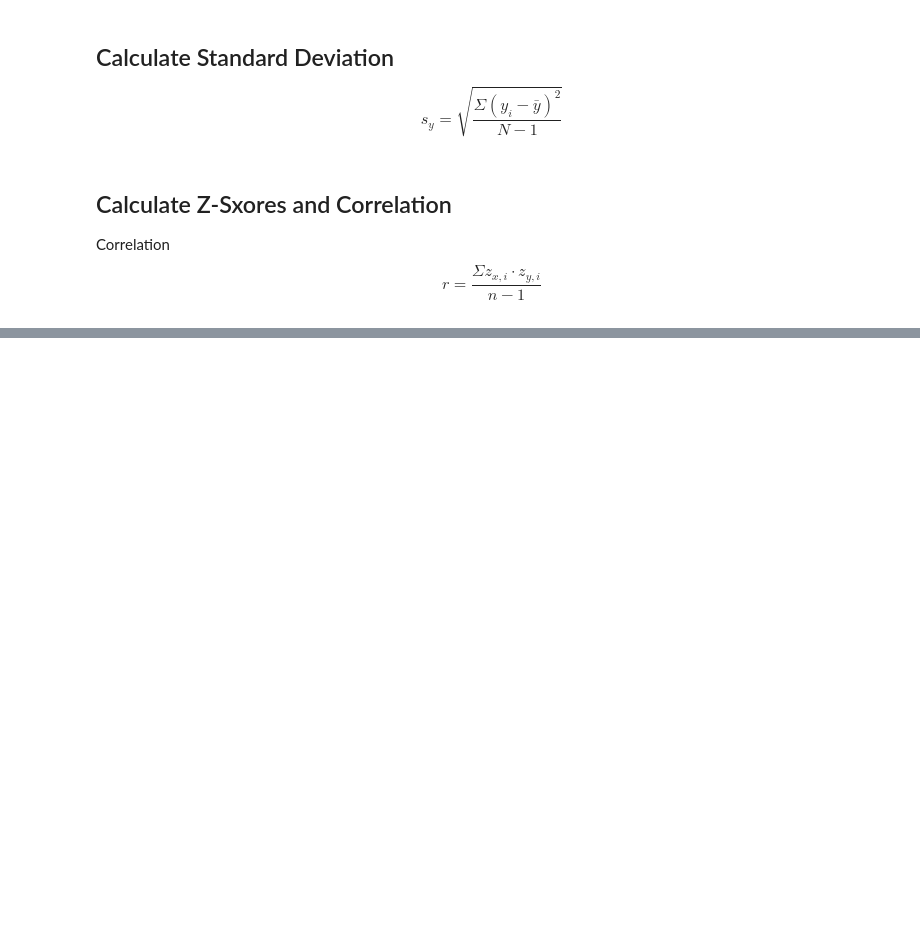
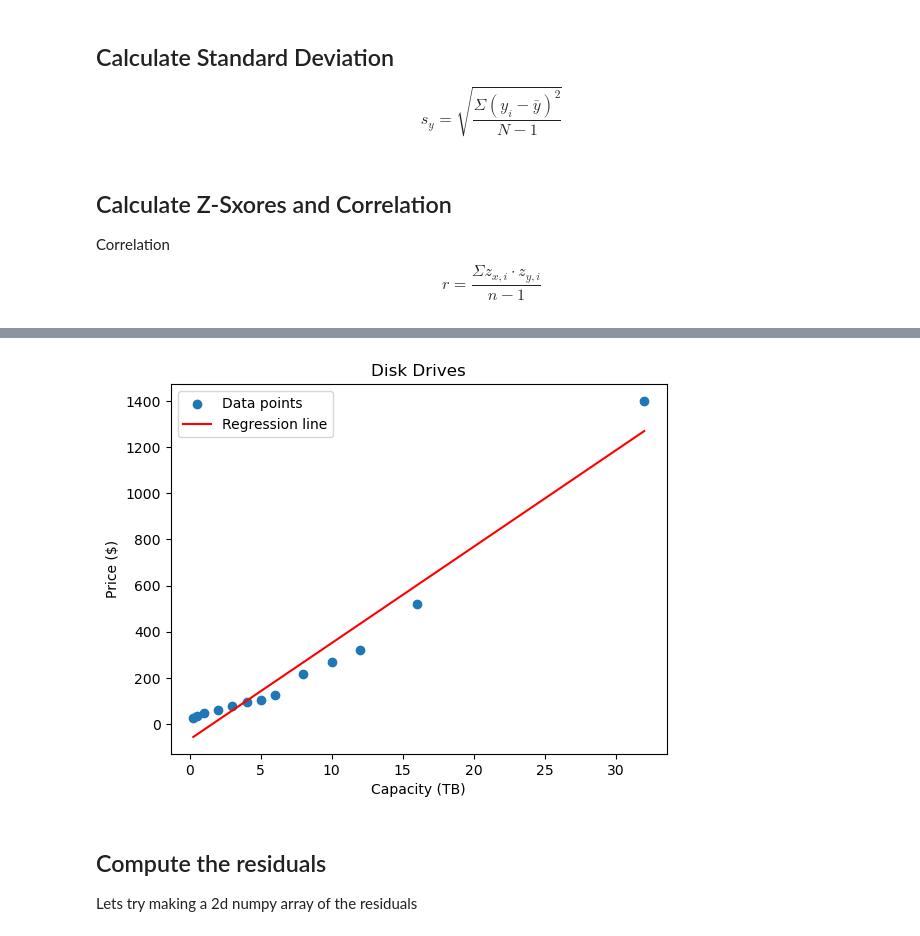
Before and after one commit to pkeen/intro-stats, a Jupyter notebook: 02-Relationships-Between-Variables/07-Linear_Regression/disk_drives.ipynb, the cells around one changed output, grey strips where cells are left out. Saved outputs shown, nothing was run; the diff lists cells and outputs as text; code cells hidden in the pictures; blank space fills up the shorter version.

Commit message:
more work on disk drives

```diff
--- a/02-Relationships-Between-Variables/07-Linear_Regression/disk_drives.ipynb
+++ b/02-Relationships-Between-Variables/07-Linear_Regression/disk_drives.ipynb
@@ -56,0 +58,2 @@ correlation = np.mean(z_x * z_y)
+# %%
+b_1 = correlation * (s_y/s_x)
@@ -56,0 +70,4 @@ correlation = np.mean(z_x * z_y)
+# %%
+# Calculate b0 (intercept)
+b_0 = y_bar - b_1 * x_bar
+print(b_0)
@@ -56,0 +86,4 @@ correlation = np.mean(z_x * z_y)
+# %%
+## A reusable linear regression function
+def price_from_capacity(capacity: float) -> float:
+    return b_0 + b_1 * capacity
@@ -56,0 +147,25 @@ correlation = np.mean(z_x * z_y)
+# %%
+## time to visually test this bc should b_0 be -55??
+from matplotlib import pyplot as plt
+
+import matplotlib.pyplot as plt
+from matplotlib.axes import Axes
+from matplotlib.figure import Figure
+
+fig: Figure
+ax: Axes
+
+fig, ax = plt.subplots()
+ax.scatter(x, y, label="Data points")
+plt.plot(x, price_from_capacity(x), color="red", label="Regression line")
+ax.set_xlabel("Capacity (TB)")
+ax.set_ylabel("Price ($)")
+ax.set_title("Disk Drives")
+ax.legend()
+plt.show()
+# %% [output]
+[figure, added]
+# %% [markdown]
+## Compute the residuals
+
+Lets try making a 2d numpy array of the residuals
```
Also changed, not shown: parts of 20 cells of this notebook, 1 other file.
